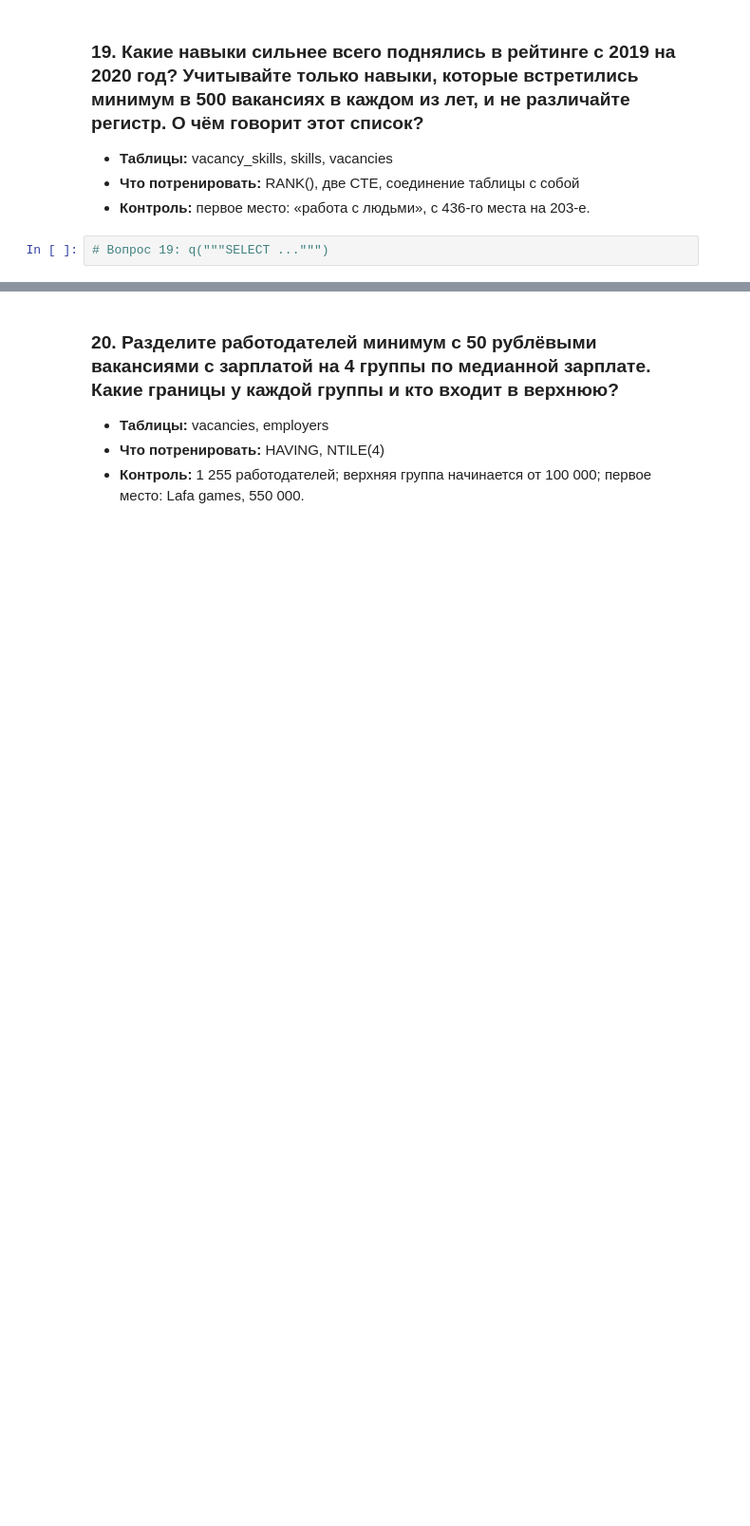
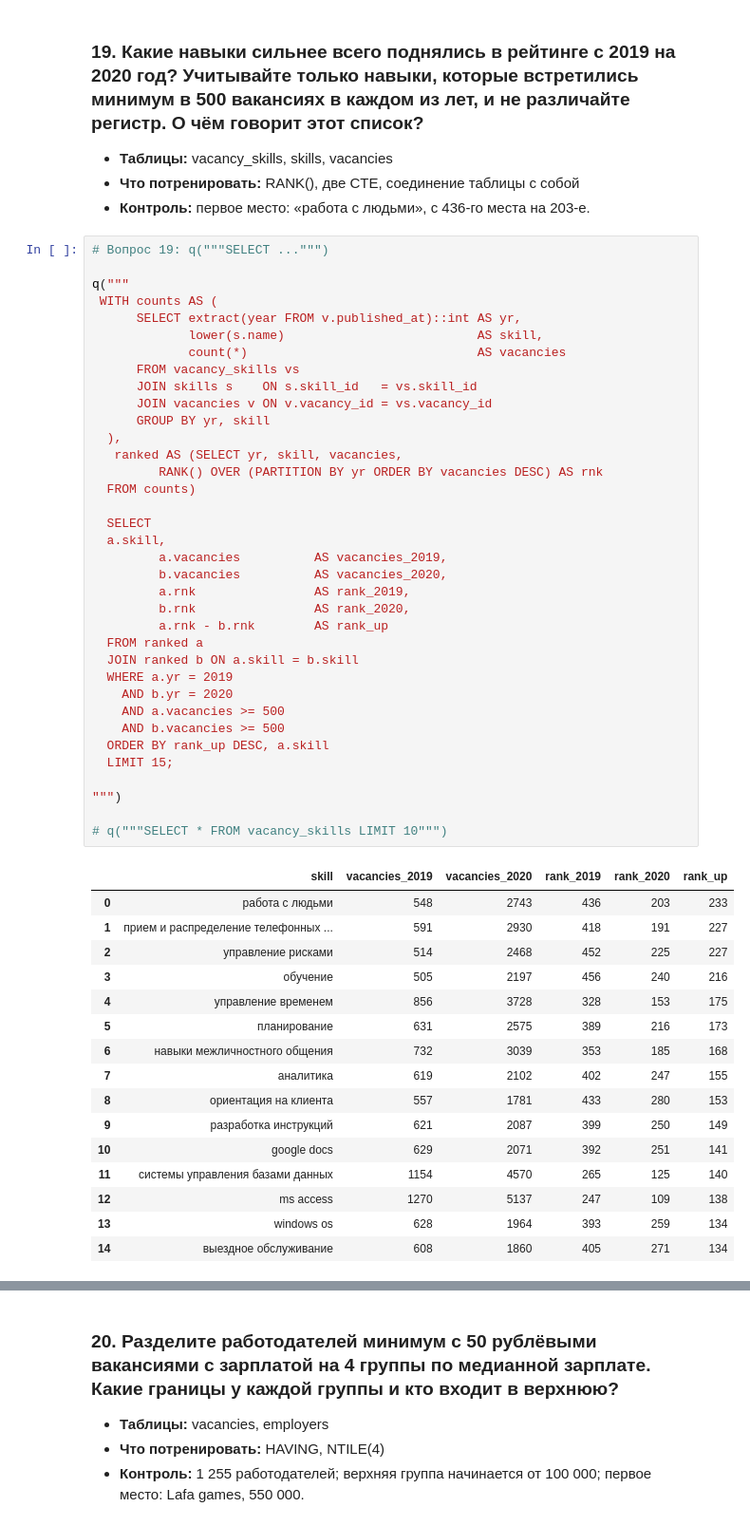
Before and after one commit to dI98Sk/sqlhh-lab, a Jupyter notebook: notebooks/01_questions.ipynb, the cells around one changed output, grey strips where cells are left out. Shown at 95% size. Cells and saved outputs as stored; diff of their text form; blank space fills up the shorter version.

```diff
--- a/notebooks/01_questions.ipynb
+++ b/notebooks/01_questions.ipynb
@@ -746,5 +796,56 @@ q("""
 - **Контроль:** первое место: «работа с людьми», с 436-го места на 203-е.
 # %%
 # Вопрос 19: q("""SELECT ...""")
+
+q("""
+ WITH counts AS (
+      SELECT extract(year FROM v.published_at)::int AS yr,
+             lower(s.name)                          AS skill,
+             count(*)                               AS vacancies
+      FROM vacancy_skills vs
+      JOIN skills s    ON s.skill_id   = vs.skill_id
+      JOIN vacancies v ON v.vacancy_id = vs.vacancy_id
+      GROUP BY yr, skill
+  ),
+   ranked AS (SELECT yr, skill, vacancies,
+         RANK() OVER (PARTITION BY yr ORDER BY vacancies DESC) AS rnk
+  FROM counts)
+
+  SELECT
+  a.skill,
+         a.vacancies          AS vacancies_2019,
+         b.vacancies          AS vacancies_2020,
+         a.rnk                AS rank_2019,
+         b.rnk                AS rank_2020,
+         a.rnk - b.rnk        AS rank_up
+  FROM ranked a
+  JOIN ranked b ON a.skill = b.skill
+  WHERE a.yr = 2019
+    AND b.yr = 2020
+    AND a.vacancies >= 500
+    AND b.vacancies >= 500
+  ORDER BY rank_up DESC, a.skill
+  LIMIT 15;
+
+""")
+
+# q("""SELECT * FROM vacancy_skills LIMIT 10""")
+# %% [output]
+|  | skill | vacancies_2019 | vacancies_2020 | rank_2019 | rank_2020 | rank_up |
+| 0 | работа с людьми | 548 | 2743 | 436 | 203 | 233 |
+| 1 | прием и распределение телефонных ... | 591 | 2930 | 418 | 191 | 227 |
+| 2 | управление рисками | 514 | 2468 | 452 | 225 | 227 |
+| 3 | обучение | 505 | 2197 | 456 | 240 | 216 |
+| 4 | управление временем | 856 | 3728 | 328 | 153 | 175 |
+| 5 | планирование | 631 | 2575 | 389 | 216 | 173 |
+| 6 | навыки межличностного общения | 732 | 3039 | 353 | 185 | 168 |
+| 7 | аналитика | 619 | 2102 | 402 | 247 | 155 |
+| 8 | ориентация на клиента | 557 | 1781 | 433 | 280 | 153 |
+| 9 | разработка инструкций | 621 | 2087 | 399 | 250 | 149 |
+| 10 | google docs | 629 | 2071 | 392 | 251 | 141 |
+| 11 | cистемы управления базами данных | 1154 | 4570 | 265 | 125 | 140 |
+| 12 | ms access | 1270 | 5137 | 247 | 109 | 138 |
+| 13 | windows os | 628 | 1964 | 393 | 259 | 134 |
+| 14 | выездное обслуживание | 608 | 1860 | 405 | 271 | 134 |
 # %% [markdown]
 **Вывод:**
```
Also changed, not shown: parts of 14 cells of this notebook.
